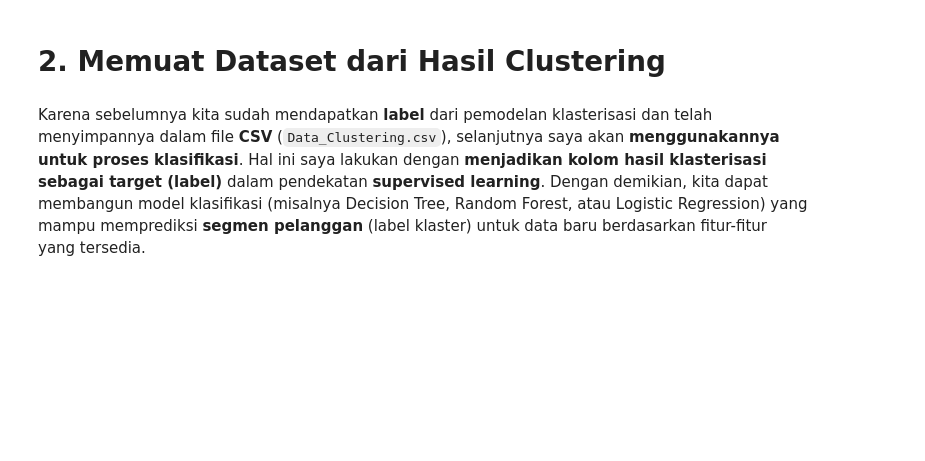
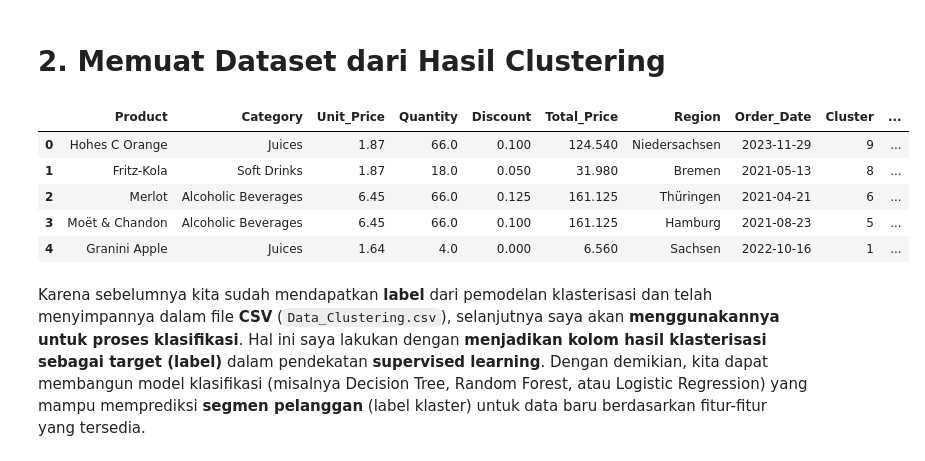
Before and after one commit to audynr/Bevarege_Dataset, a Jupyter notebook: [Klasifikasi]_Submission_Akhir_BMLP_Audy_Nadira_Ramadanti.ipynb, the cells around one changed output. Saved outputs shown, nothing was run; the diff lists cells and outputs as text; code cells hidden in the pictures; blank space fills up the shorter version.

```diff
--- a/[Klasifikasi]_Submission_Akhir_BMLP_Audy_Nadira_Ramadanti.ipynb
+++ b/[Klasifikasi]_Submission_Akhir_BMLP_Audy_Nadira_Ramadanti.ipynb
@@ -104,7 +104,16 @@ Sebelum memulai pemrosesan data, saya memerlukan beberapa library yang membantu
 # %%
 #Type your code here
 
 data = pd.read_csv("data/Data_Clustering.csv")
+
+data.head()
+# %% [output]
+|  | Product | Category | Unit_Price | Quantity | Discount | Total_Price | Region | Order_Date | Cluster | ... |
+| 0 | Hohes C Orange | Juices | 1.87 | 66.0 | 0.100 | 124.540 | Niedersachsen | 2023-11-29 | 9 | ... |
+| 1 | Fritz-Kola | Soft Drinks | 1.87 | 18.0 | 0.050 | 31.980 | Bremen | 2021-05-13 | 8 | ... |
+| 2 | Merlot | Alcoholic Beverages | 6.45 | 66.0 | 0.125 | 161.125 | Thüringen | 2021-04-21 | 6 | ... |
+| 3 | Moët & Chandon | Alcoholic Beverages | 6.45 | 66.0 | 0.100 | 161.125 | Hamburg | 2021-08-23 | 5 | ... |
+| 4 | Granini Apple | Juices | 1.64 | 4.0 | 0.000 | 6.560 | Sachsen | 2022-10-16 | 1 | ... |
 # %% [markdown]
 Karena sebelumnya kita sudah mendapatkan **label** dari pemodelan klasterisasi dan telah menyimpannya dalam file **CSV** (`Data_Clustering.csv`), selanjutnya saya akan **menggunakannya untuk proses klasifikasi**. Hal ini saya lakukan dengan **menjadikan kolom hasil klasterisasi sebagai target (label)** dalam pendekatan **supervised learning**. Dengan demikian, kita dapat membangun model klasifikasi (misalnya Decision Tree, Random Forest, atau Logistic Regression) yang mampu memprediksi **segmen pelanggan** (label klaster) untuk data baru berdasarkan fitur-fitur yang tersedia.
 # %%
```
Also changed, not shown: parts of 41 cells of this notebook, 2 other files.
